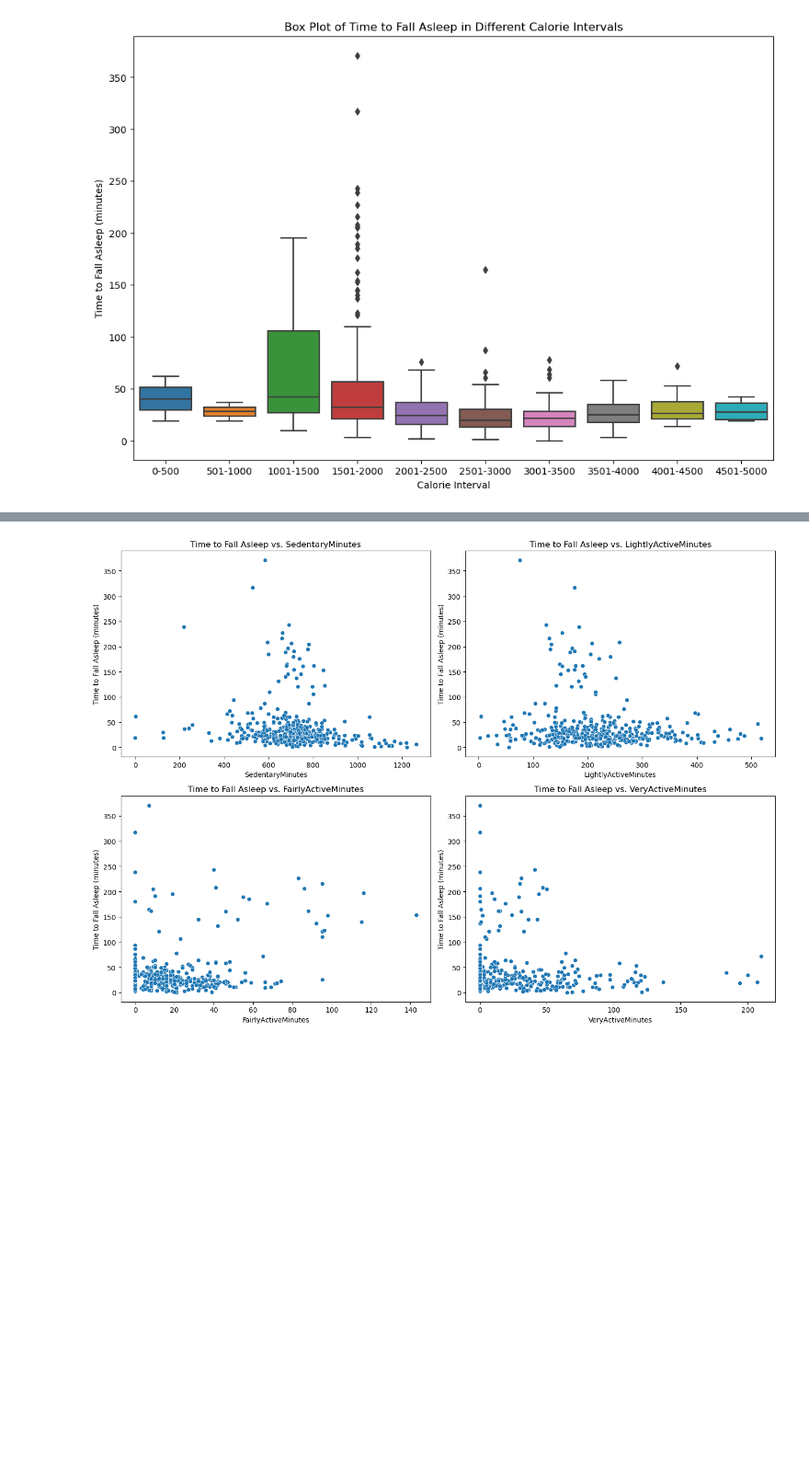
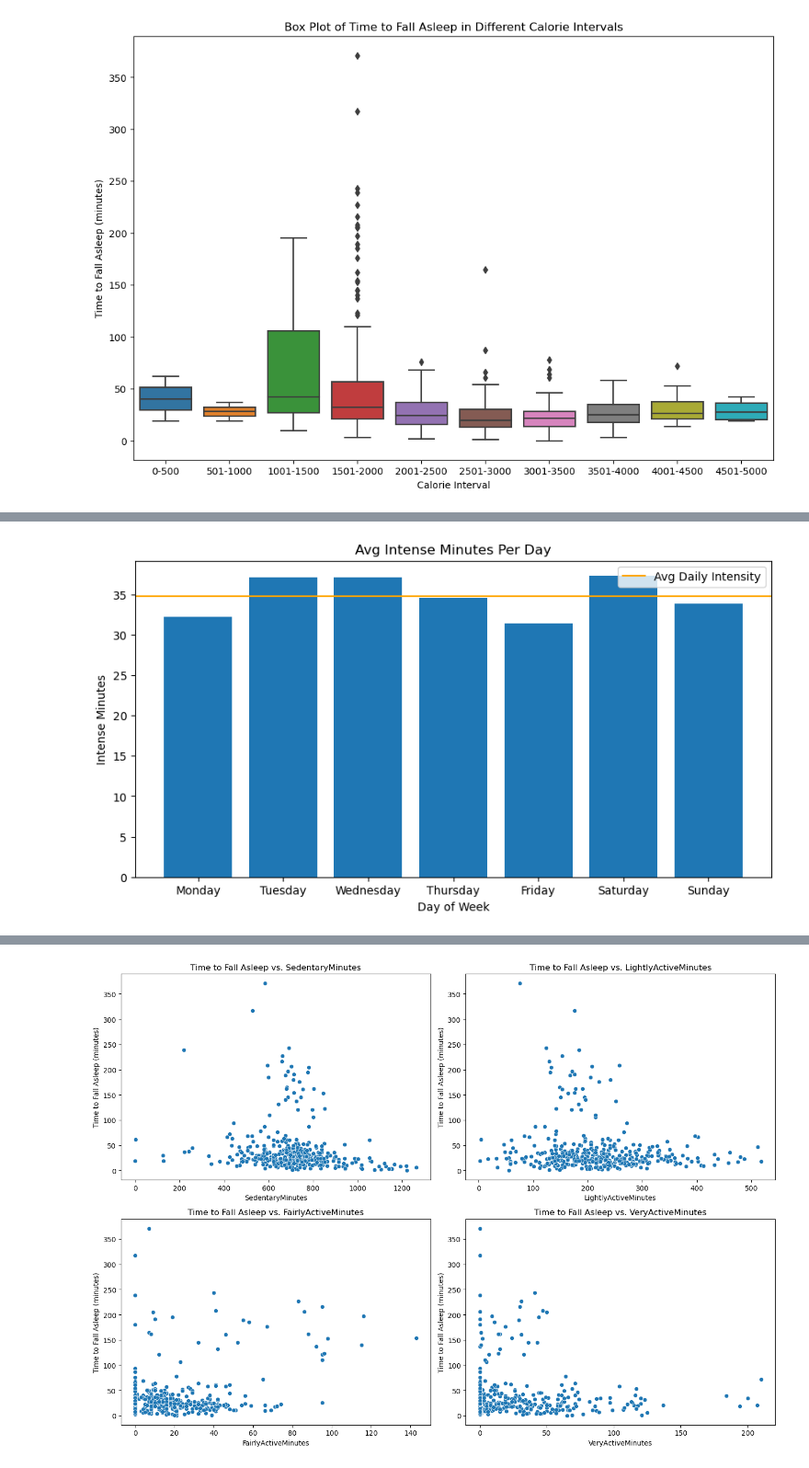
Before and after one commit to Hebbo23/Project-Big-Data---Group-22, a Jupyter notebook: final project code.ipynb, the cells around one changed output, grey strips where cells are left out. Shown at 92% size. Cells and saved outputs as stored; diff of their text form; code cells hidden in the pictures; blank space fills up the shorter version.

```diff
--- a/final project code.ipynb
+++ b/final project code.ipynb
@@ -368,0 +368,22 @@ def plot_time_slept_vs_activity_minutes(df: pd.DataFrame):
+# %%
+dailyActivity["IntenseMinutes"]=dailyActivity["VeryActiveMinutes"]+dailyActivity["FairlyActiveMinutes"]
+
+ig, ax=plt.subplots(1,1,figsize=(10,5))
+day_grp=dailyActivity.groupby(['Day_of_Week'])
+avg_daily_intense_mins = day_grp['IntenseMinutes'].mean()
+avg_intense_minutes = dailyActivity['IntenseMinutes'].mean()
+
+plt.bar(avg_daily_intense_mins.index, avg_daily_intense_mins)
+
+ax.set_xticks(range(len(day_of_week)))
+ax.set_xticklabels(day_of_week)
+
+ax.axhline(avg_daily_intense_mins.mean(), color= 'orange', label='Avg Daily Intensity')
+ax.set_ylabel('Intense Minutes')
+ax.set_xlabel('Day of Week')
+ax.set_title('Avg Intense Minutes Per Day')
+
+plt.legend()
+plt.show()
+# %% [output]
+[figure, added]
```
Also changed, not shown: parts of 39 cells of this notebook.
